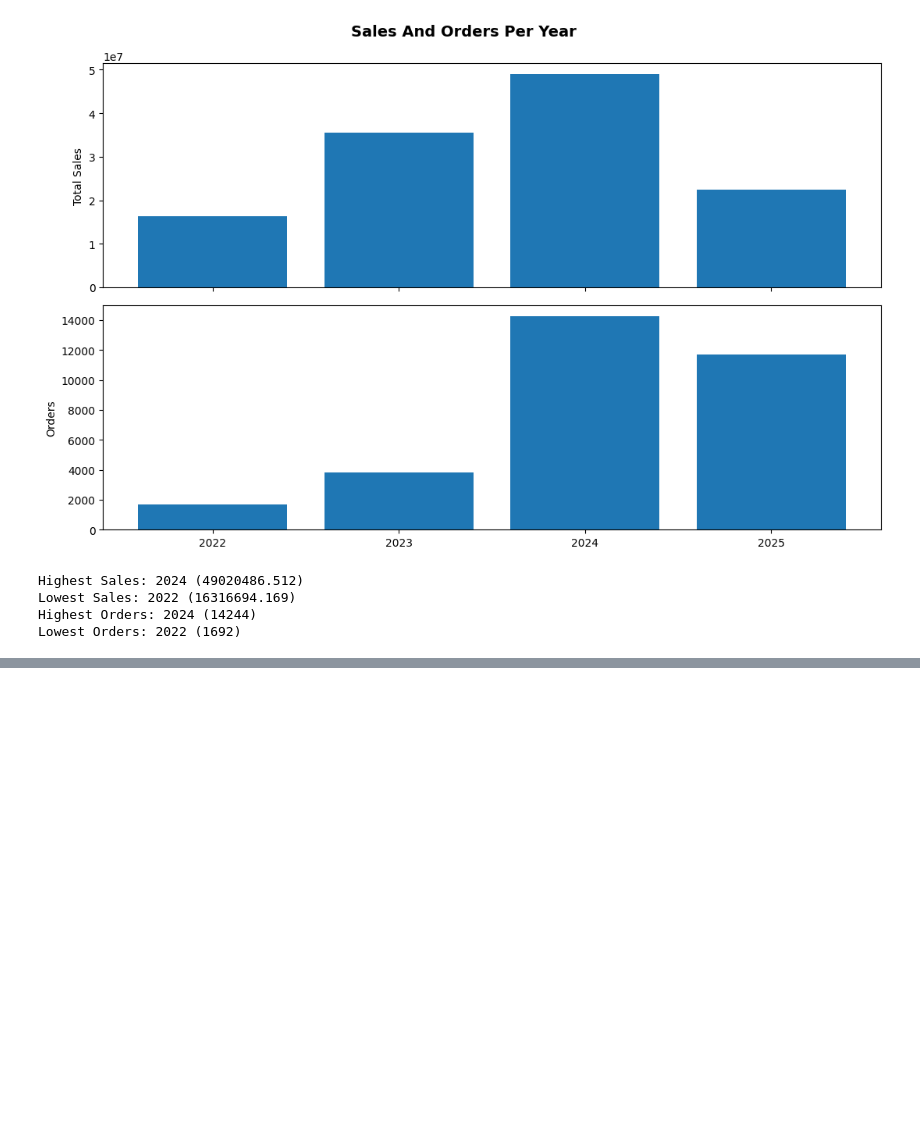
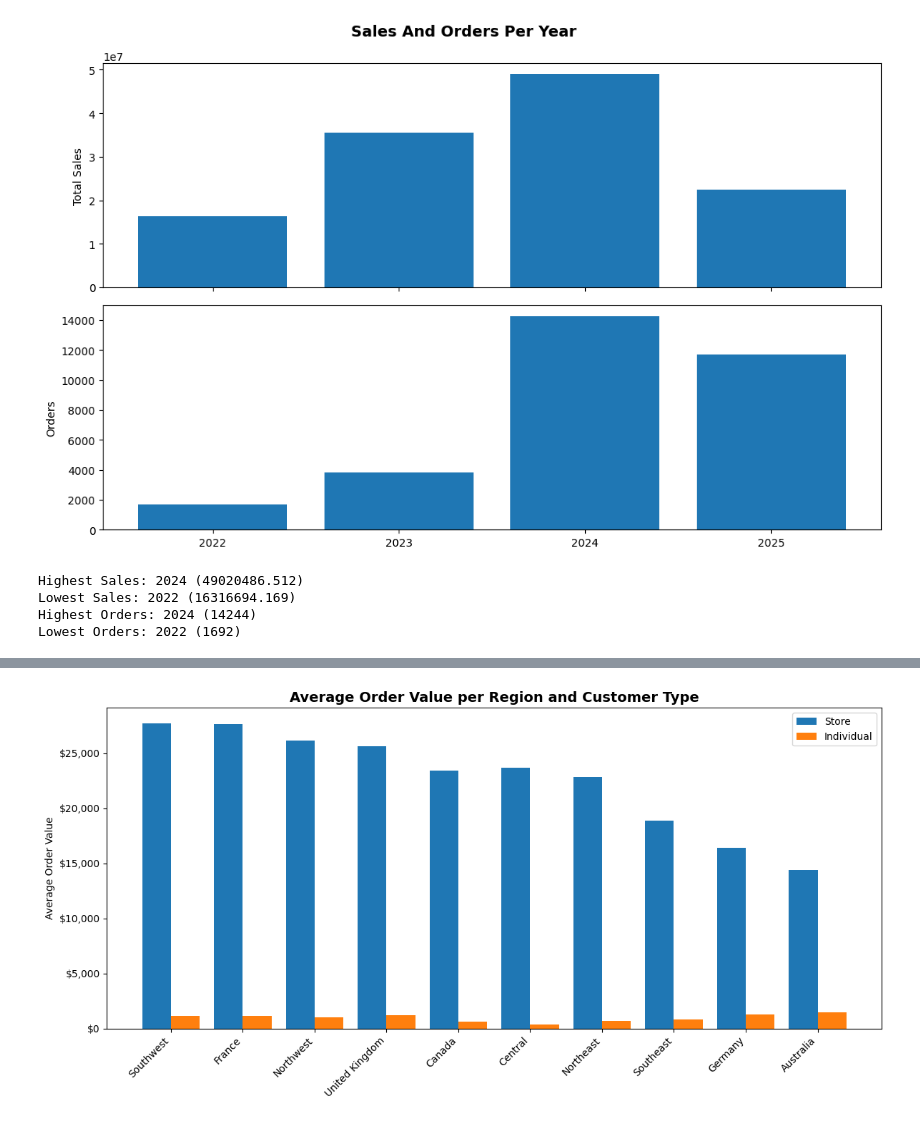
Before and after one commit to Realytica/advAnalysis, a Jupyter notebook: notebooks/analytics.ipynb, the cells around one changed output, grey strips where cells are left out. Cells and saved outputs as stored; diff of their text form; code cells hidden in the pictures; blank space fills up the shorter version.

```diff
--- a/notebooks/analytics.ipynb
+++ b/notebooks/analytics.ipynb
@@ -344,2 +487,93 @@ Execution:
 # %%
-# Code
+query_vis_7 = """
+SELECT
+    st.Name AS Region,
+    CASE
+        WHEN s.BusinessEntityID IS NOT NULL THEN 'Store'
+        ELSE 'Individual'
+    END AS CustomerType,
+    SUM(soh.TotalDue) / COUNT(soh.SalesOrderID) AS AvgOrderValue
+FROM Sales.SalesOrderHeader AS soh
+JOIN Sales.SalesTerritory AS st
+    ON soh.TerritoryID = st.TerritoryID
+JOIN Sales.Customer AS c
+    ON soh.CustomerID = c.CustomerID
+LEFT JOIN Sales.Store AS s
+    ON c.StoreID = s.BusinessEntityID
+GROUP BY
+    st.Name,
+    CASE
+        WHEN s.BusinessEntityID IS NOT NULL THEN 'Store'
+        ELSE 'Individual'
+    END;
+"""
+
+df_vis_7 = query_df(query_vis_7)
+
+df_pivot = (
+    df_vis_7
+    .pivot(index="Region", columns="CustomerType", values="AvgOrderValue")
+    .reset_index()
+)
+
+# Calculate overall average (for sorting)
+df_pivot["OverallAvg"] = df_pivot[["Store", "Individual"]].mean(axis=1)
+
+# Sort regions from highest to lowest overall average order value
+df_pivot = df_pivot.sort_values("OverallAvg", ascending=False)
+
+regions = df_pivot["Region"].values
+store_aov = df_pivot["Store"].values
+individual_aov = df_pivot["Individual"].values
+
+x = np.arange(len(regions))
+width = 0.4
+
+plt.figure(figsize=(12, 6))
+
+plt.bar(
+    x - width/2,
+    store_aov,
+    width=width,
+    color="tab:blue",
+    label="Store"
+)
+
+plt.bar(
+    x + width/2,
+    individual_aov,
+    width=width,
+    color="tab:orange",
+    label="Individual"
+)
+
+plt.xticks(x, regions, rotation=45, ha="right")
+plt.ylabel("Average Order Value")
+plt.title("Average Order Value per Region and Customer Type", fontsize=14, fontweight="bold")
+plt.legend()
+
+ax = plt.gca()
+ax.yaxis.set_major_formatter(
+    mtick.FuncFormatter(lambda x, pos: f'${x:,.0f}')
+)
+
+plt.tight_layout()
+plt.show()
+
+
+# Highest AOV combination
+max_row = df_vis_7.loc[df_vis_7["AvgOrderValue"].idxmax()]
+
+print(
+    f"Highest AOV: {max_row['Region']} – {max_row['CustomerType']} "
+    f"({max_row['AvgOrderValue']:,.2f})"
+)
+
+# Compare Store vs Individual overall
+store_avg = df_vis_7[df_vis_7["CustomerType"] == "Store"]["AvgOrderValue"].mean()
+ind_avg = df_vis_7[df_vis_7["CustomerType"] == "Individual"]["AvgOrderValue"].mean()
+
+print(f"Average Store AOV: {store_avg:,.2f}")
+print(f"Average Individual AOV: {ind_avg:,.2f}")
+# %% [output]
+[figure, added]
```
Also changed, not shown: parts of 13 cells of this notebook.
